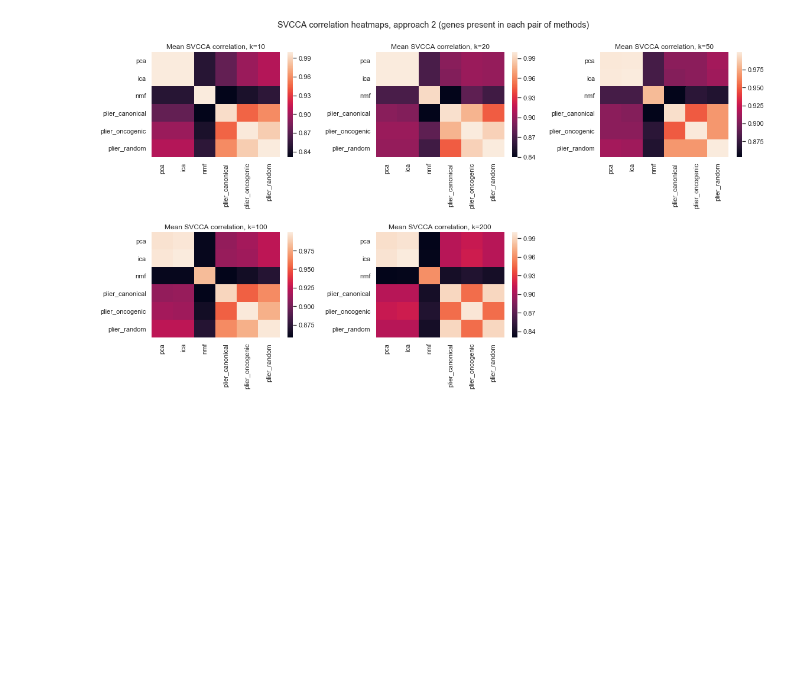
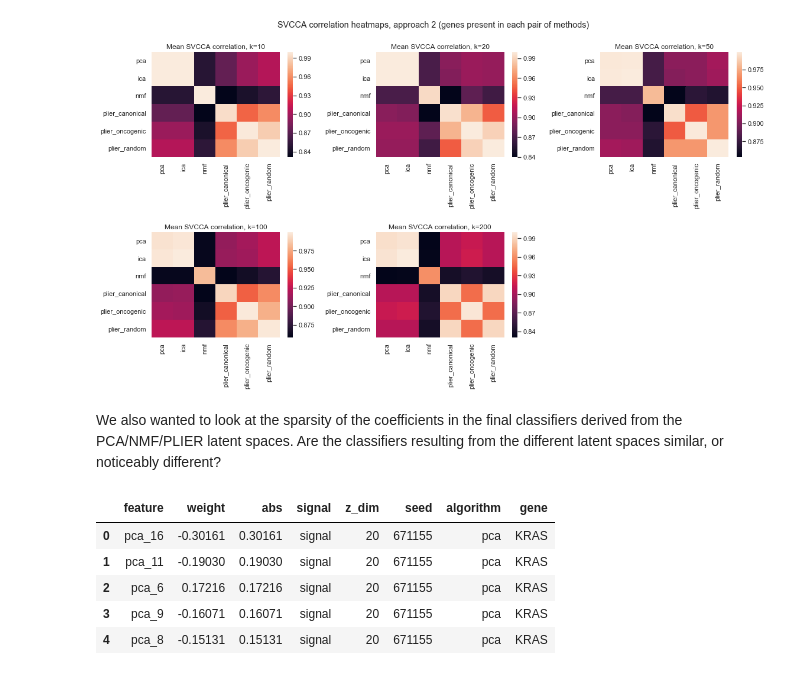
Before and after one commit to jjc2718/netreg, a Jupyter notebook: 5.analyze_plier_compression.ipynb, the cells around one changed output. Saved outputs shown, nothing was run; the diff lists cells and outputs as text; code cells hidden in the pictures; blank space fills up the shorter version.

```diff
--- a/5.analyze_plier_compression.ipynb
+++ b/5.analyze_plier_compression.ipynb
@@ -198,3 +198,43 @@ fig.suptitle('SVCCA correlation heatmaps, approach 2 (genes present in each pair
 fig.subplots_adjust(top=0.9)
 # %% [output]
 [figure]
+# %% [markdown]
+We also wanted to look at the sparsity of the coefficients in the final classifiers derived from the PCA/NMF/PLIER latent spaces. Are the classifiers resulting from the different latent spaces similar, or noticeably different?
+# %%
+import os
+import pandas as pd
+import matplotlib.pyplot as plt
+import seaborn as sns
+
+import config as cfg
+
+# loop over pathway dirs, genes
+# can extract models directly from coefficient dataframes
+pathway_dirs = ['canonical_pathways', 'oncogenic_pathways', 'random_pathways']
+genes = ['KRAS', 'PIK3CA', 'PTEN', 'TP53', 'TTN']
+
+coef_df = None
+for pathway_dir in pathway_dirs:
+    for gene in genes:
+        coef_file = os.path.join(cfg.results_dir,
+                                 pathway_dir,
+                                 'mutation',
+                                 gene,
+                                 '{}_coefficients.tsv.gz'.format(gene))
+        df = pd.read_csv(coef_file, sep='\t')
+        # replace plier
+        plier_corrected = 'plier_{}'.format(pathway_dir.replace('_pathways', ''))
+        df['algorithm'] = df['algorithm'].replace('plier', plier_corrected)
+        if coef_df is None:
+            coef_df = df
+        else:
+            coef_df = pd.concat((coef_df, df))
+
+coef_df.head()
+# %% [output]
+|  | feature | weight | abs | signal | z_dim | seed | algorithm | gene |
+| 0 | pca_16 | -0.30161 | 0.30161 | signal | 20 | 671155 | pca | KRAS |
+| 1 | pca_11 | -0.19030 | 0.19030 | signal | 20 | 671155 | pca | KRAS |
+| 2 | pca_6 | 0.17216 | 0.17216 | signal | 20 | 671155 | pca | KRAS |
+| 3 | pca_9 | -0.16071 | 0.16071 | signal | 20 | 671155 | pca | KRAS |
+| 4 | pca_8 | -0.15131 | 0.15131 | signal | 20 | 671155 | pca | KRAS |
```
Also changed, not shown: parts of 1 cell of this notebook.
